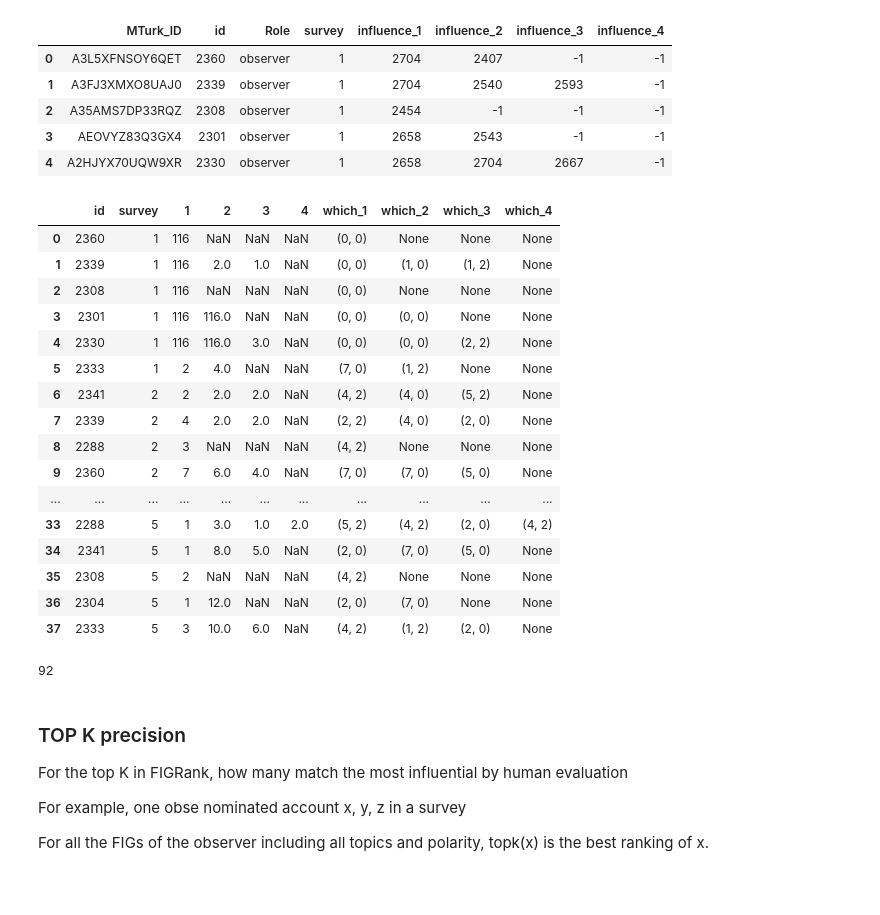
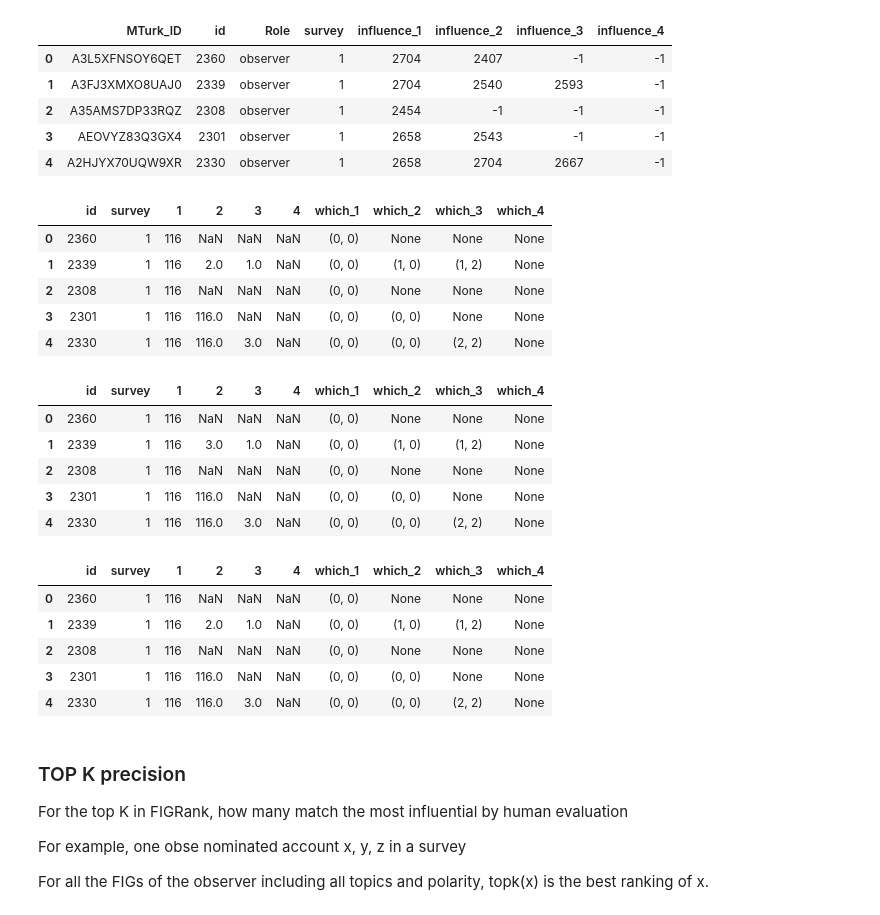
Before and after one commit to ruiliu310/dartpost-research, a Jupyter notebook: rank_by_account.ipynb, the cells around one changed output. Drawn from its saved outputs; the diff is of its cells as text; code cells hidden in the pictures; blank space fills up the shorter version.

```diff
--- a/rank_by_account.ipynb
+++ b/rank_by_account.ipynb
@@ -281,29 +368,31 @@ def fig1(p, a, b):
-# %%
-df_res = pd.DataFrame.from_records(fig1(0.85, 0.5, 0.5))
-display(df_res)
-# %% [output]
-|  | id | survey | 1 | 2 | 3 | 4 | which_1 | which_2 | which_3 | which_4 |
-| 0 | 2360 | 1 | 116 | NaN | NaN | NaN | (0, 0) | None | None | None |
-| 1 | 2339 | 1 | 116 | 2.0 | 1.0 | NaN | (0, 0) | (1, 0) | (1, 2) | None |
-| 2 | 2308 | 1 | 116 | NaN | NaN | NaN | (0, 0) | None | None | None |
-| 3 | 2301 | 1 | 116 | 116.0 | NaN | NaN | (0, 0) | (0, 0) | None | None |
-| 4 | 2330 | 1 | 116 | 116.0 | 3.0 | NaN | (0, 0) | (0, 0) | (2, 2) | None |
-| 5 | 2333 | 1 | 2 | 4.0 | NaN | NaN | (7, 0) | (1, 2) | None | None |
-| 6 | 2341 | 2 | 2 | 2.0 | 2.0 | NaN | (4, 2) | (4, 0) | (5, 2) | None |
-| 7 | 2339 | 2 | 4 | 2.0 | 2.0 | NaN | (2, 2) | (4, 0) | (2, 0) | None |
-| 8 | 2288 | 2 | 3 | NaN | NaN | NaN | (4, 2) | None | None | None |
-| 9 | 2360 | 2 | 7 | 6.0 | 4.0 | NaN | (7, 0) | (7, 0) | (5, 0) | None |
-| ... | ... | ... | ... | ... | ... | ... | ... | ... | ... | ... |
-| 33 | 2288 | 5 | 1 | 3.0 | 1.0 | 2.0 | (5, 2) | (4, 2) | (2, 0) | (4, 2) |
-| 34 | 2341 | 5 | 1 | 8.0 | 5.0 | NaN | (2, 0) | (7, 0) | (5, 0) | None |
-| 35 | 2308 | 5 | 2 | NaN | NaN | NaN | (4, 2) | None | None | None |
-| 36 | 2304 | 5 | 1 | 12.0 | NaN | NaN | (2, 0) | (7, 0) | None | None |
-| 37 | 2333 | 5 | 3 | 10.0 | 6.0 | NaN | (4, 2) | (1, 2) | (2, 0) | None |
-# %%
-total_valid = (~np.isnan(df_res[range(1, 5)])).sum().sum()
-print(total_valid)
-# %% [output]
-92
+# %%
+df_res_fig1 = pd.DataFrame.from_records(fig1(0.85, 0.5, 0.5))
+display(df_res_fig1.head())
+
+df_res_fig2 = pd.DataFrame.from_records(fig2())
+display(df_res_fig2.head())
+
+df_res_fig3 = pd.DataFrame.from_records(fig3(0.85, 0.5, 0.5))
+display(df_res_fig3.head())
+# %% [output]
+|  | id | survey | 1 | 2 | 3 | 4 | which_1 | which_2 | which_3 | which_4 |
+| 0 | 2360 | 1 | 116 | NaN | NaN | NaN | (0, 0) | None | None | None |
+| 1 | 2339 | 1 | 116 | 2.0 | 1.0 | NaN | (0, 0) | (1, 0) | (1, 2) | None |
+| 2 | 2308 | 1 | 116 | NaN | NaN | NaN | (0, 0) | None | None | None |
+| 3 | 2301 | 1 | 116 | 116.0 | NaN | NaN | (0, 0) | (0, 0) | None | None |
+| 4 | 2330 | 1 | 116 | 116.0 | 3.0 | NaN | (0, 0) | (0, 0) | (2, 2) | None |
+|  | id | survey | 1 | 2 | 3 | 4 | which_1 | which_2 | which_3 | which_4 |
+| 0 | 2360 | 1 | 116 | NaN | NaN | NaN | (0, 0) | None | None | None |
+| 1 | 2339 | 1 | 116 | 3.0 | 1.0 | NaN | (0, 0) | (1, 0) | (1, 2) | None |
+| 2 | 2308 | 1 | 116 | NaN | NaN | NaN | (0, 0) | None | None | None |
+| 3 | 2301 | 1 | 116 | 116.0 | NaN | NaN | (0, 0) | (0, 0) | None | None |
+| 4 | 2330 | 1 | 116 | 116.0 | 3.0 | NaN | (0, 0) | (0, 0) | (2, 2) | None |
+|  | id | survey | 1 | 2 | 3 | 4 | which_1 | which_2 | which_3 | which_4 |
+| 0 | 2360 | 1 | 116 | NaN | NaN | NaN | (0, 0) | None | None | None |
+| 1 | 2339 | 1 | 116 | 2.0 | 1.0 | NaN | (0, 0) | (1, 0) | (1, 2) | None |
+| 2 | 2308 | 1 | 116 | NaN | NaN | NaN | (0, 0) | None | None | None |
+| 3 | 2301 | 1 | 116 | 116.0 | NaN | NaN | (0, 0) | (0, 0) | None | None |
+| 4 | 2330 | 1 | 116 | 116.0 | 3.0 | NaN | (0, 0) | (0, 0) | (2, 2) | None |
 # %% [markdown]
 ### TOP K precision
 
```
Also changed, not shown: parts of 9 cells of this notebook.
